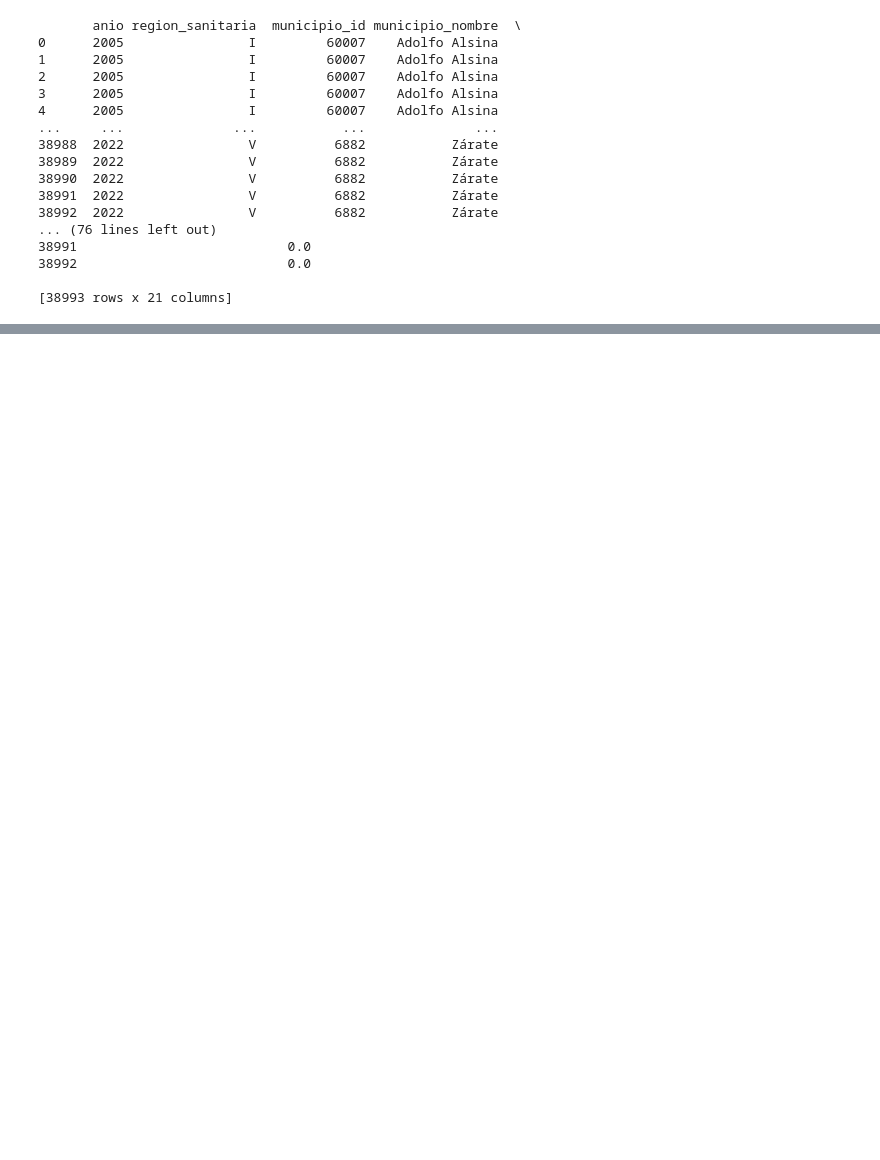
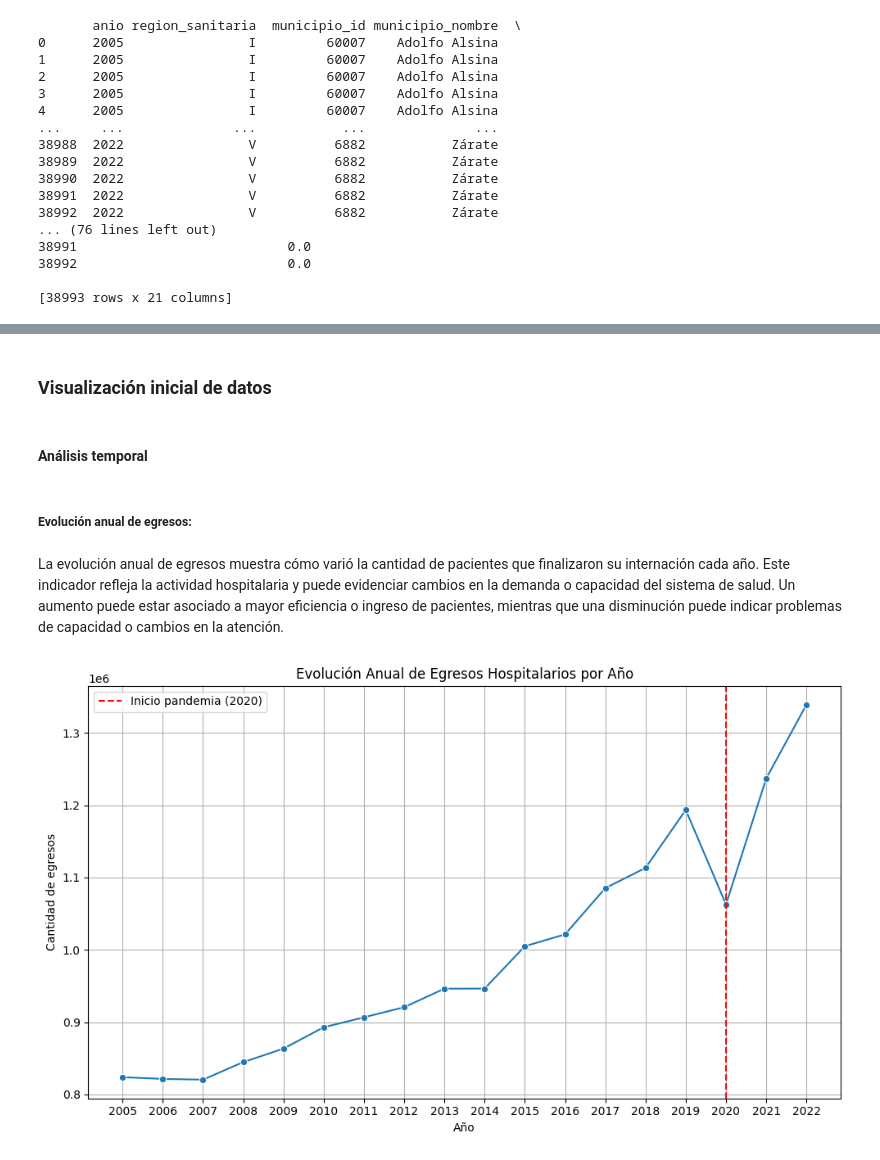
Before and after one commit to valentinafalco/ProyectoFinal-DS-YPF, a Jupyter notebook: 2da PreEntrega/ProyectoFinal.ipynb, the cells around one changed output, grey strips where cells are left out. Cells and saved outputs as stored; diff of their text form; code cells hidden in the pictures; blank space fills up the shorter version.

Commit message:
Agrego el archivo del proyecto final

```diff
--- a/2da PreEntrega/ProyectoFinal.ipynb
+++ b/2da PreEntrega/ProyectoFinal.ipynb
@@ -48,3 +70,2 @@ np.set_printoptions(threshold=np.inf)
 # %%
-#paso la ruta del archivo (de esta forma porque esta en la misma carpeta que estoy trabajando)
-ruta = 'rendimientos-hospitalarios_2005-2022.csv'
+ruta = 'https://raw.githubusercontent.com/valentinafalco/ProyectoFinal-DS-YPF/main/2da%20PreEntrega/rendimientos-hospitalarios_2005-2022.csv'
@@ -51,3 +76,2 @@ ruta = 'rendimientos-hospitalarios_2005-2022.csv'
 # %%
-#leo el archivo en un data frame
-archivo = pd.read_csv('rendimientos-hospitalarios_2005-2022.csv', sep = ';')
+archivo = pd.read_csv(ruta, sep = ';')
@@ -279,2 +336,3 @@ print(archivo)
 # %%
-#poner "sin id" a los establecimientos que no lo tienen
+columna = ["establecimiento_id"]
+archivo[columna] = archivo[columna].fillna("Sin ID")
@@ -282,0 +497,25 @@ print(archivo)
+# %% [markdown]
+### Visualización inicial de datos
+# %% [markdown]
+#### Análisis temporal
+# %% [markdown]
+##### Evolución anual de egresos:
+# %% [markdown]
+La evolución anual de egresos muestra cómo varió la cantidad de pacientes que finalizaron su internación cada año. Este indicador refleja la actividad hospitalaria y puede evidenciar cambios en la demanda o capacidad del sistema de salud. Un aumento puede estar asociado a mayor eficiencia o ingreso de pacientes, mientras que una disminución puede indicar problemas de capacidad o cambios en la atención.
+# %%
+archivo['anio'] = pd.to_numeric(archivo['anio'], errors='coerce')
+egresosAño = archivo.groupby('anio')['egresos'].sum().reset_index()
+
+plt.figure(figsize=(10,6))
+sns.lineplot(data=egresosAño, x='anio', y='egresos', marker='o')
+plt.title('Evolución Anual de Egresos Hospitalarios por Año')
+plt.xlabel('Año')
+plt.ylabel('Cantidad de egresos')
+plt.grid(True)
+plt.xticks(egresosAño['anio'].astype(int))
+plt.axvline(x=2020, color='red', linestyle='--', linewidth=1.5, label='Inicio pandemia (2020)')
+plt.legend()
+plt.tight_layout()
+plt.show()
+# %% [output]
+[figure, added]
```
Also changed, not shown: parts of 65 cells of this notebook.
